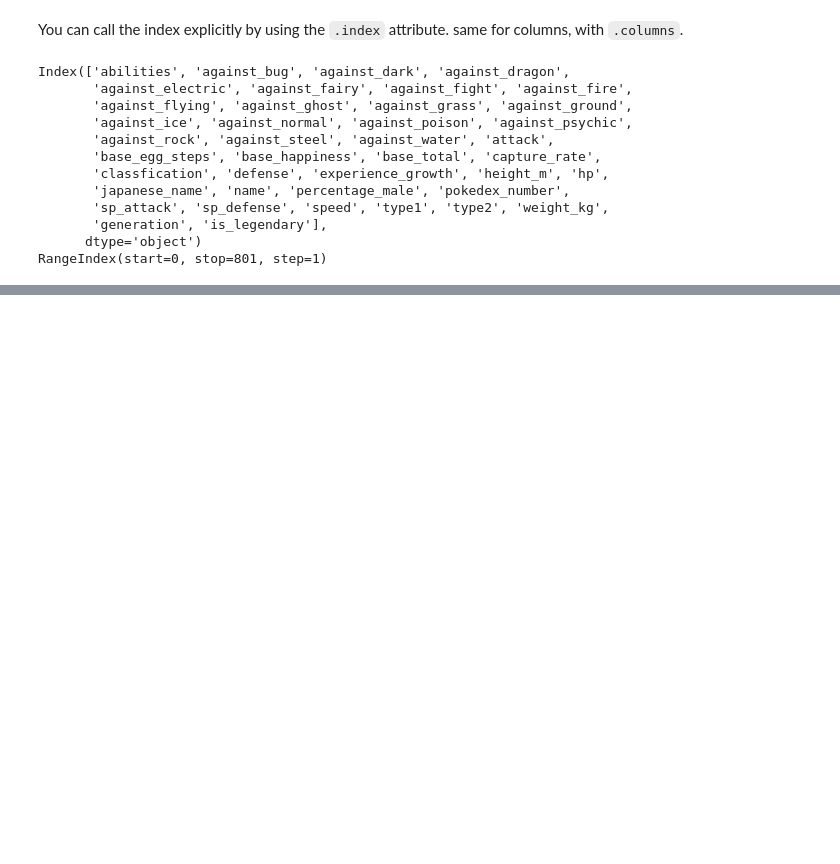
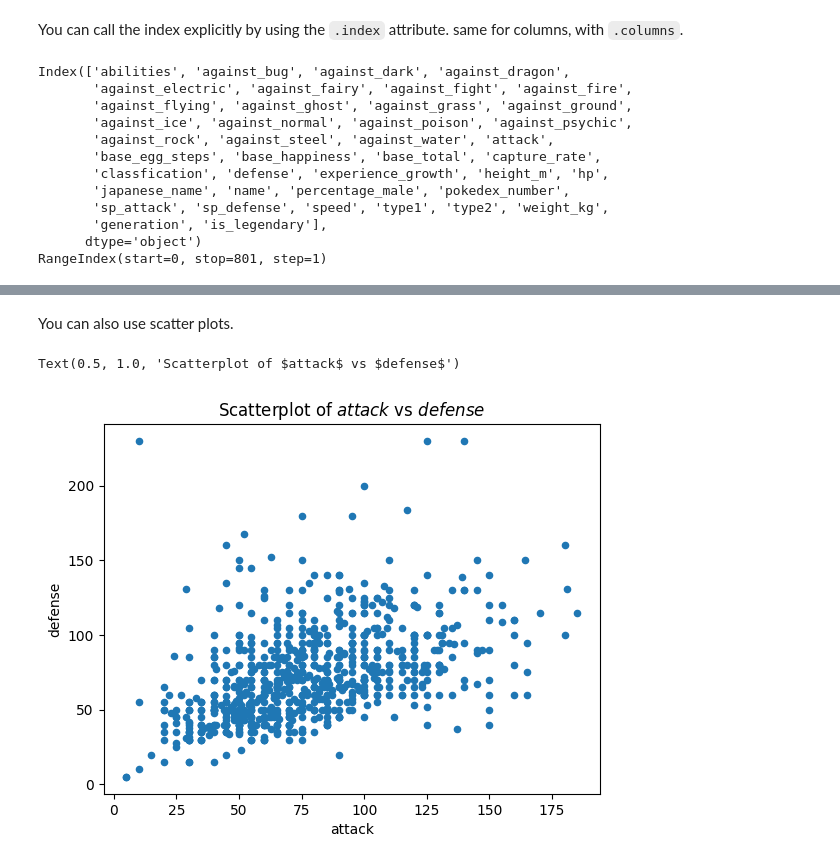
Before and after one commit to iancwm/python_crash_course, a Jupyter notebook: Pandas EDA.ipynb, the cells around one changed output, grey strips where cells are left out. Saved outputs shown, nothing was run; the diff lists cells and outputs as text; code cells hidden in the pictures; blank space fills up the shorter version.

```diff
--- a/Pandas EDA.ipynb
+++ b/Pandas EDA.ipynb
@@ -122,0 +372,8 @@ df.query("pokedex_number==150")
+# %% [markdown]
+You can also use scatter plots.
+# %%
+df.plot(kind='scatter',x='attack',y='defense')
+plt.title("Scatterplot of $attack$ vs $defense$")
+# %% [output]
+Text(0.5, 1.0, 'Scatterplot of $attack$ vs $defense$')
+[figure, added]
```
Also changed, not shown: parts of 28 cells of this notebook.
